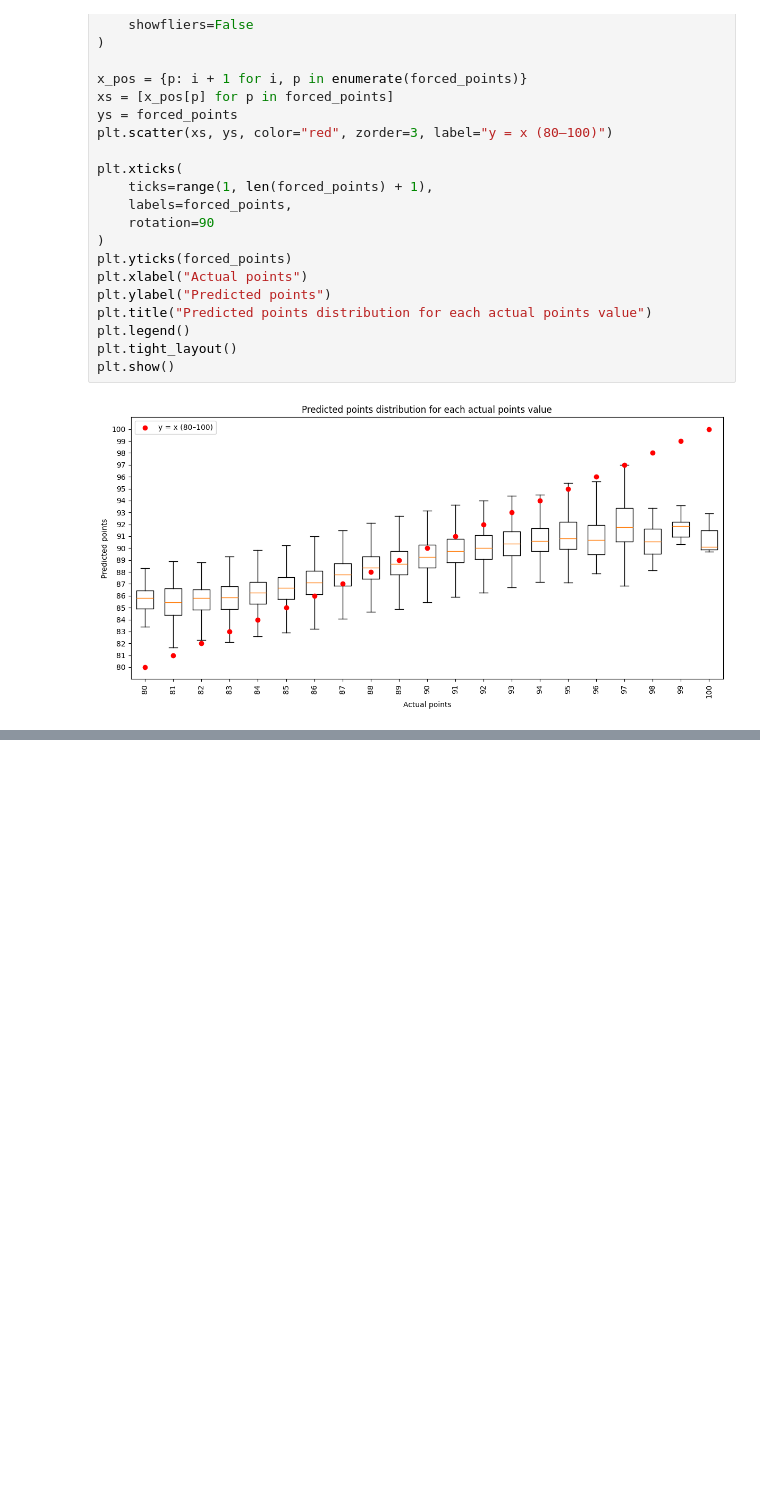
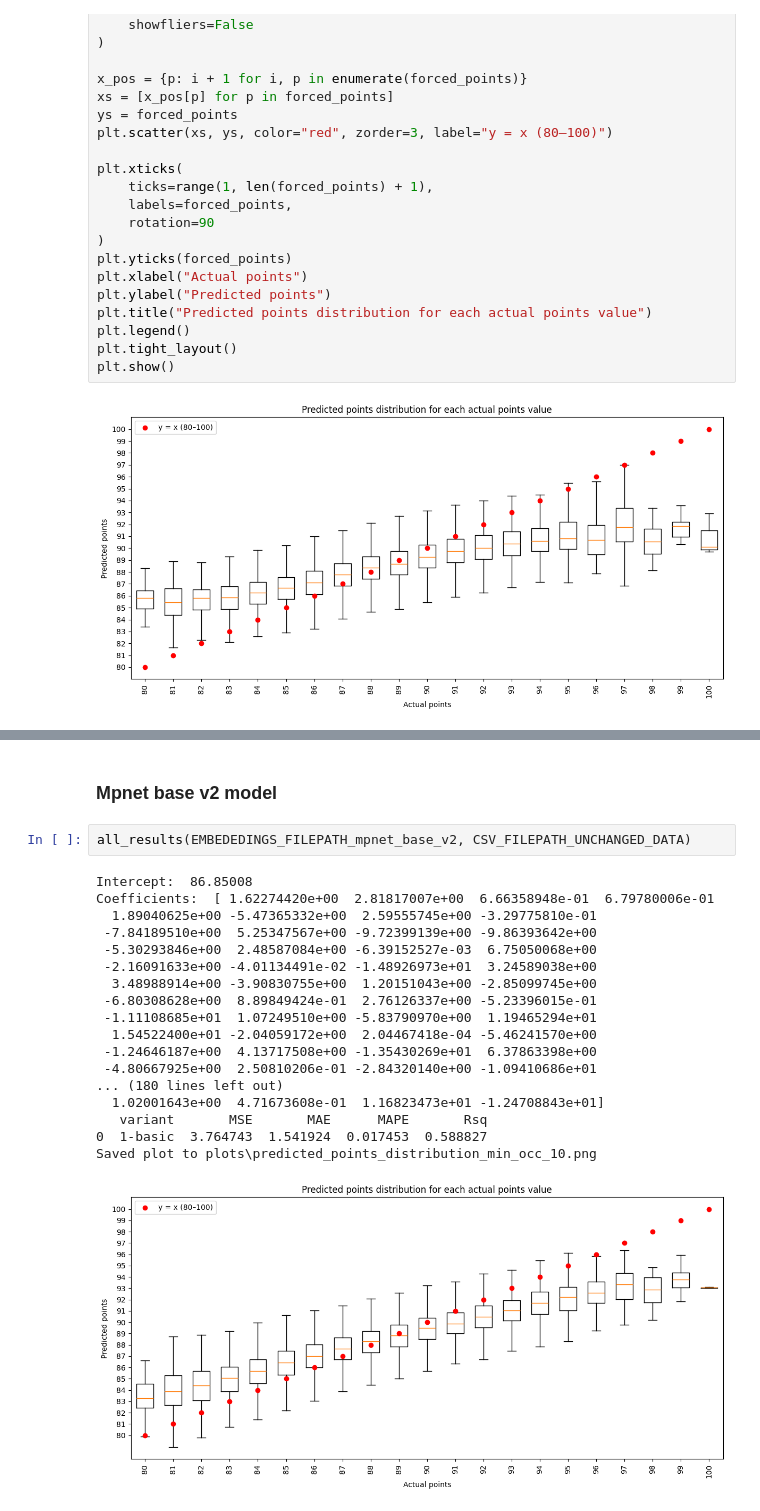
Before and after one commit to Msaters/projektUczenieMaszynowe, a Jupyter notebook: review_prediction_model_using_regression.ipynb, the cells around one changed output, grey strips where cells are left out. Drawn from its saved outputs; the diff is of its cells as text; blank space fills up the shorter version.

```diff
--- a/review_prediction_model_using_regression.ipynb
+++ b/review_prediction_model_using_regression.ipynb
@@ -159,0 +216,23 @@ plt.show()
+# %% [markdown]
+### Mpnet base v2 model
+# %%
+all_results(EMBEDEDINGS_FILEPATH_mpnet_base_v2, CSV_FILEPATH_UNCHANGED_DATA)
+# %% [output]
+Intercept:  86.85008
+Coefficients:  [ 1.62274420e+00  2.81817007e+00  6.66358948e-01  6.79780006e-01
+  1.89040625e+00 -5.47365332e+00  2.59555745e+00 -3.29775810e-01
+ -7.84189510e+00  5.25347567e+00 -9.72399139e+00 -9.86393642e+00
+ -5.30293846e+00  2.48587084e+00 -6.39152527e-03  6.75050068e+00
+ -2.16091633e+00 -4.01134491e-02 -1.48926973e+01  3.24589038e+00
+  3.48988914e+00 -3.90830755e+00  1.20151043e+00 -2.85099745e+00
+ -6.80308628e+00  8.89849424e-01  2.76126337e+00 -5.23396015e-01
+ -1.11108685e+01  1.07249510e+00 -5.83790970e+00  1.19465294e+01
+  1.54522400e+01 -2.04059172e+00  2.04467418e-04 -5.46241570e+00
+ -1.24646187e+00  4.13717508e+00 -1.35430269e+01  6.37863398e+00
+ -4.80667925e+00  2.50810206e-01 -2.84320140e+00 -1.09410686e+01
+... (180 lines left out)
+  1.02001643e+00  4.71673608e-01  1.16823473e+01 -1.24708843e+01]
+   variant       MSE       MAE      MAPE       Rsq
+0  1-basic  3.764743  1.541924  0.017453  0.588827
+Saved plot to plots\predicted_points_distribution_min_occ_10.png
+[figure, added]
```
Also changed, not shown: parts of 9 cells of this notebook, 1 other file.
